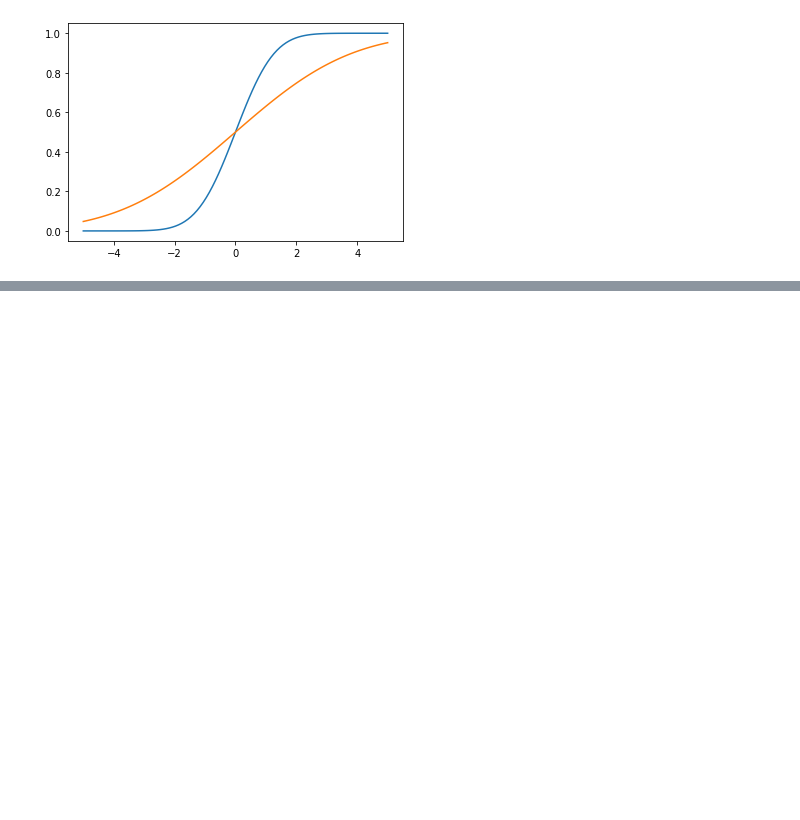
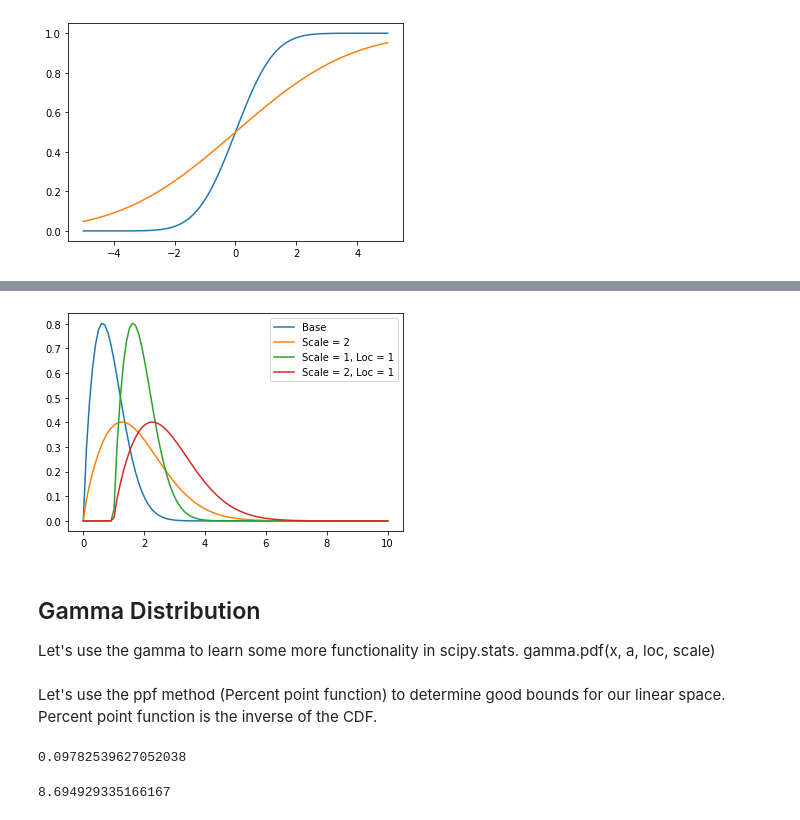
Before and after one commit to sawyerap/PythonDataViz, a Jupyter notebook: distributions.ipynb, the cells around one changed output, grey strips where cells are left out. Saved outputs shown, nothing was run; the diff lists cells and outputs as text; code cells hidden in the pictures; blank space fills up the shorter version.

Commit message:
Added weibull, gamma
More distributions updates.  New scipy tricks.

```diff
--- a/distributions.ipynb
+++ b/distributions.ipynb
@@ -42,0 +49,19 @@ a= plt.plot(x,norm3.cdf(x))
+# %%
+w1 = st.weibull_min(1.79)
+w2 = st.weibull_min(1.79, scale = 2.0)
+w3 = st.weibull_min(1.79, scale = 1.0, loc = 1.0)
+w4 = st.weibull_min(1.79, scale = 2.0, loc = 1.0)
+x = np.linspace(0,10,100)
+# %%
+plt.plot(x,w1.pdf(x))
+plt.plot(x,w2.pdf(x))
+plt.plot(x,w3.pdf(x))
+plt.plot(x,w4.pdf(x))
+a= plt.legend(['Base','Scale = 2','Scale = 1, Loc = 1','Scale = 2, Loc = 1'])
+# %% [output]
+[figure, added]
+# %% [markdown]
+## Gamma Distribution
+
+Let's use the gamma to learn some more functionality in scipy.stats.
+gamma.pdf(x, a, loc, scale)
@@ -42,0 +72,10 @@ a= plt.plot(x,norm3.cdf(x))
+# %% [markdown]
+Let's use the ppf method (Percent point function) to determine good bounds for our linear space.  Percent point function is the inverse of the CDF.
+# %%
+g1.ppf(0.01)
+# %% [output]
+0.09782539627052038
+# %%
+g1.ppf(0.999)
+# %% [output]
+8.694929335166167
```
Also changed, not shown: parts of 5 cells of this notebook.
